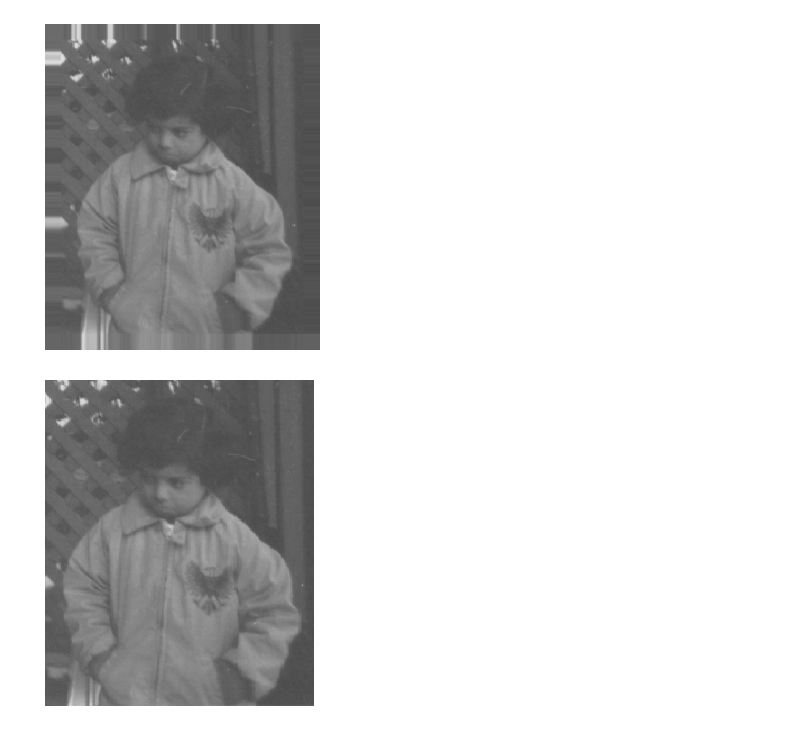
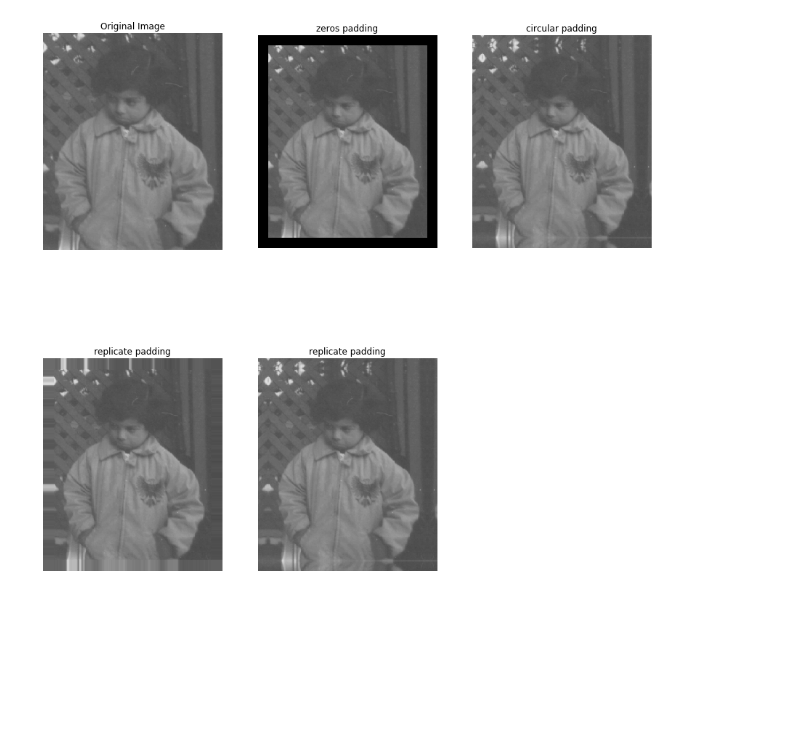
Before and after one commit to Gamalielmch/PDI, a Jupyter notebook: ei_padding_image.ipynb, the cells around one changed output. Drawn from its saved outputs; the diff is of its cells as text; code cells hidden in the pictures; blank space fills up the shorter version.

Commit message:
[update]: padding image

```diff
--- a/ei_padding_image.ipynb
+++ b/ei_padding_image.ipynb
@@ -43,35 +10,33 @@ print(np.flip(temp,1))
-# %%
-
-temp=np.zeros((1,sz[1]))
-temp[0,:]=imt[sz[0]-1,:]
-temp=np.repeat(temp, n[0], axis=0)
-imt=np.vstack((imt,temp))
-temp=np.zeros((1,sz[1]))
-temp[0,:]=imt[0,:]
-temp=np.repeat(temp, n[0], axis=0)
-imt=np.vstack((temp,imt))
-
-sz=imt.shape
-temp=np.zeros((sz[0],1))
-temp[:,0]=imt[:,sz[1]-1]
-temp=np.repeat(temp, n[1], axis=1)
-imt=np.hstack((imt,temp))
-
-temp=np.zeros((sz[0],1))
-temp[:,0]=imt[:,0]
-temp=np.repeat(temp, n[1], axis=1)
-imt=np.hstack((temp,imt))
-
-
-fig2=plt.figure(figsize = (6,6))
-plt.imshow(imt, cmap='gray',vmin=0,vmax=255);
-plt.axis('off');
-# %% [output]
-[figure, removed]
-# %%
-im= removing_image(im_pad,15)
-fig3=plt.figure(figsize = (6,6))
-plt.imshow(im, cmap='gray',vmin=0,vmax=255);
-plt.axis('off');
-# %% [output]
-[figure, removed]
+# %%
+impad_1= pim.padding(im,15,"zeros")
+impad_2= pim.padding(im,15,"cirucular")
+impad_3= pim.padding(im,15,"replicate")
+impad_4= pim.padding(im,15,"symmetric")
+
+fig3 = plt.figure(figsize = (15,15))
+a = fig3.add_subplot(2, 3, 1)
+plt.imshow(im, cmap='gray',vmin=0,vmax=255)
+plt.axis('off');
+a.set_title('Original Image')
+
+b = fig3.add_subplot(2, 3, 2)
+b.set_title('zeros padding')
+plt.imshow(impad_1, cmap='gray',vmin=0,vmax=255)
+plt.axis('off');
+
+c = fig3.add_subplot(2, 3, 3)
+c.set_title('circular padding')
+plt.imshow(impad_2, cmap='gray',vmin=0,vmax=255)
+plt.axis('off');
+
+d = fig3.add_subplot(2, 3, 4)
+d.set_title('replicate padding')
+plt.imshow(impad_3, cmap='gray',vmin=0,vmax=255)
+plt.axis('off');
+
+e = fig3.add_subplot(2,3, 5)
+e.set_title('replicate padding')
+plt.imshow(impad_4, cmap='gray',vmin=0,vmax=255)
+plt.axis('off');
+# %% [output]
+[figure, added]
```
Also changed, not shown: parts of 4 cells of this notebook, 1 other file.
